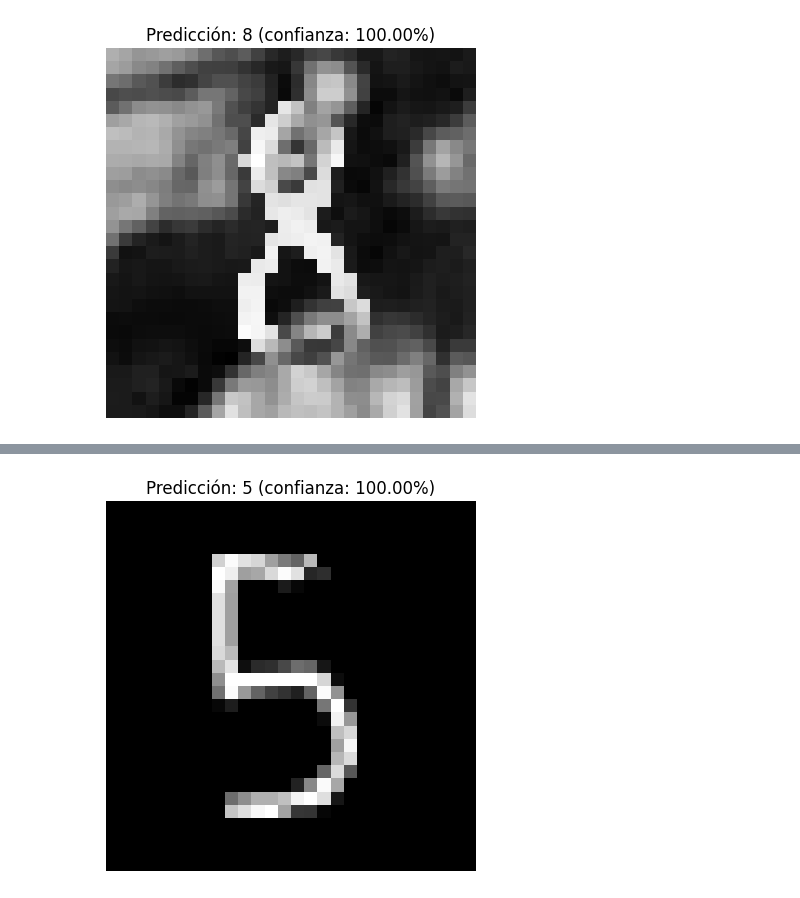
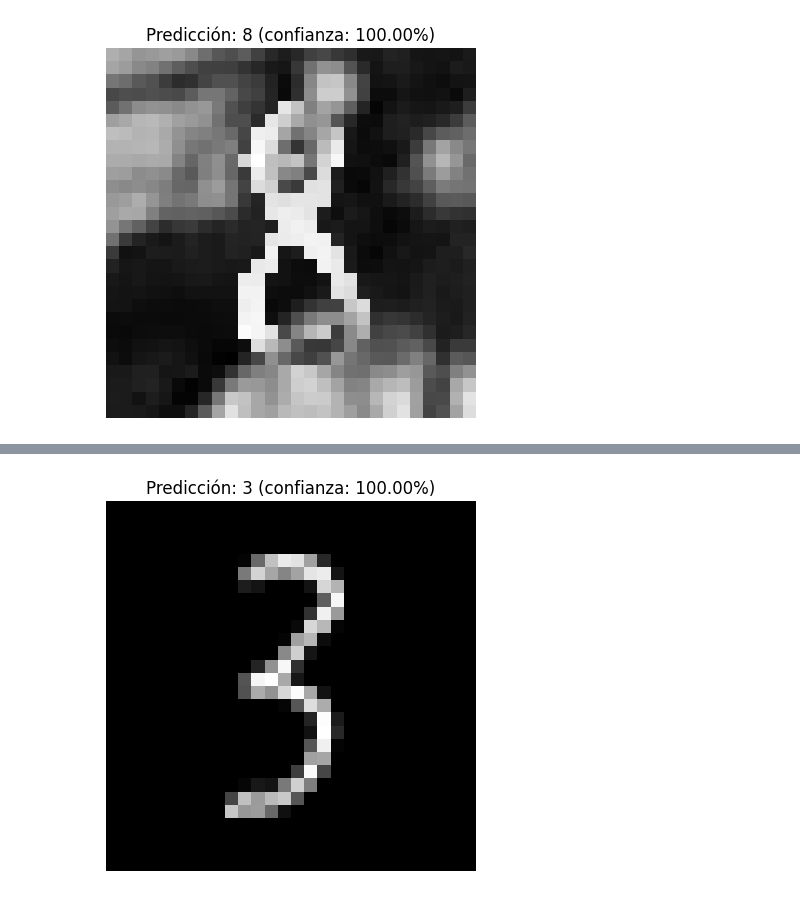
Before and after one commit to JPS4321/lab3_datascience, a Jupyter notebook: Lab3.ipynb, the cells around one changed output, grey strips where cells are left out. Drawn from its saved outputs; the diff is of its cells as text; code cells hidden in the pictures.

```diff
--- a/Lab3.ipynb
+++ b/Lab3.ipynb
@@ -790,6 +845,6 @@ def predecir_imagen_ruta(ruta_imagen, modelo):
 
 
 modelo = load_model("modelos/CNN_transformacion.keras")
-ruta = "tests/test.jpeg"
+ruta = "tests/test2.jpeg"
 predecir_imagen_ruta(ruta, modelo)
 # %% [output]
@@ -797 +852 @@ predecir_imagen_ruta(ruta, modelo)
-[figure, old version]
+[figure, new version]
```
Also changed, not shown: parts of 3 cells of this notebook.
